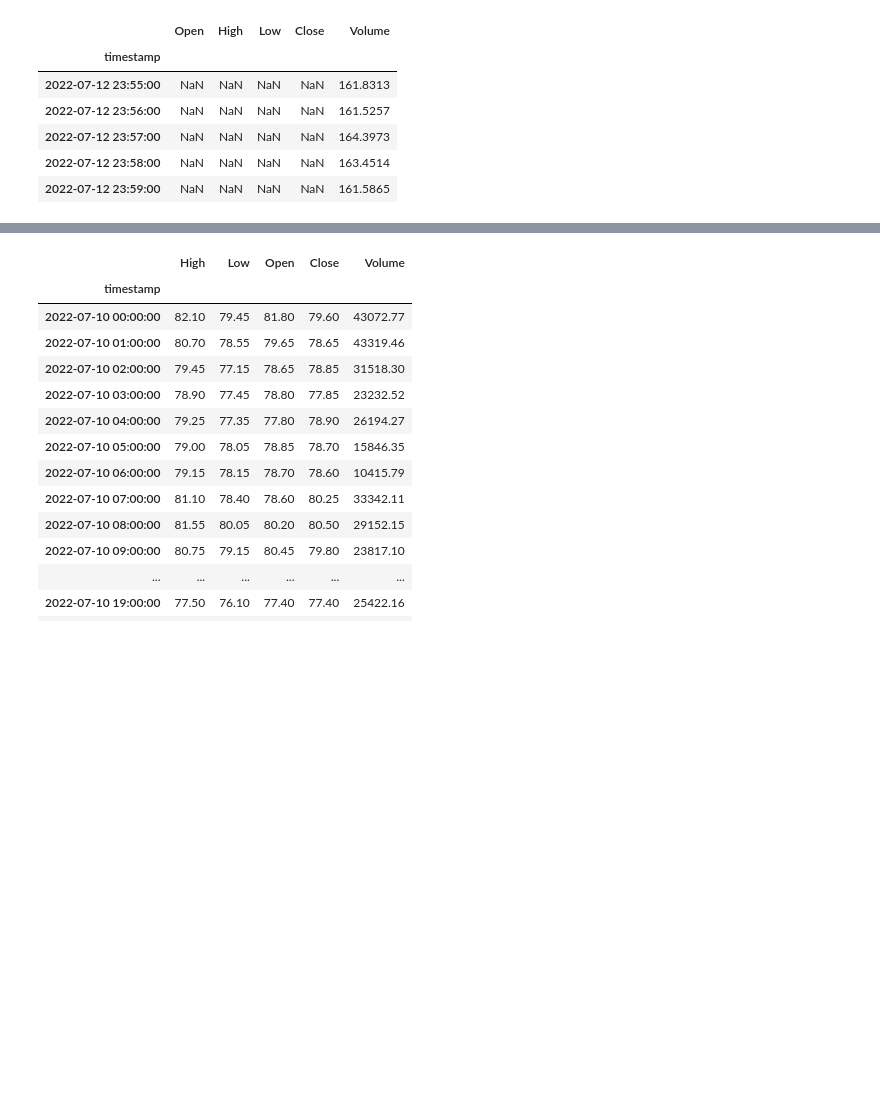
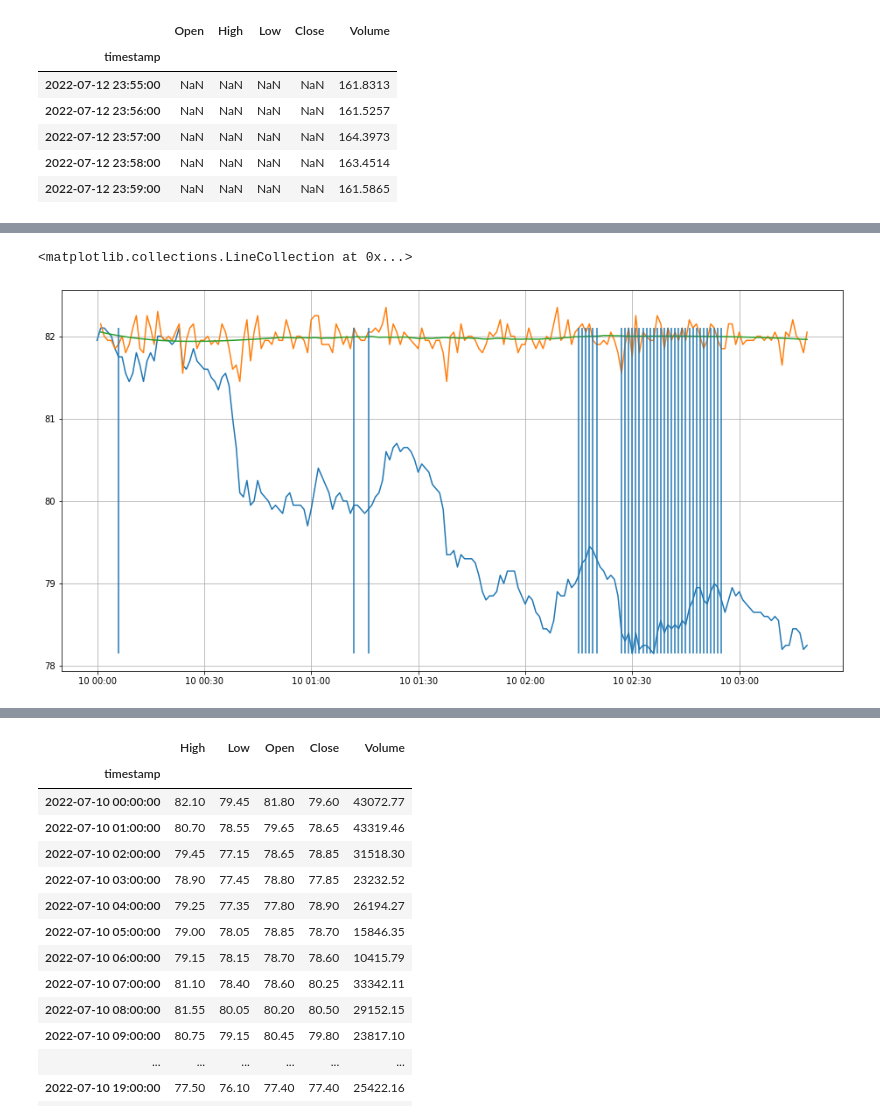
Before and after one commit to oskrivon/levelAnalyser, a Jupyter notebook: graph_display.ipynb, the cells around one changed output, grey strips where cells are left out. Saved outputs shown, nothing was run; the diff lists cells and outputs as text; code cells hidden in the pictures; blank space fills up the shorter version.

```diff
--- a/graph_display.ipynb
+++ b/graph_display.ipynb
@@ -125,0 +169,23 @@ plt.plot(t[1:], dpdt)
+# %%
+limit = 0.005
+plt.figure(figsize=(16, 8))
+plt.grid()
+
+dpdt = np.diff(p)/1
+
+dpdt_smoth = savgol_filter(dpdt, 100, 3)
+
+b = np.where((dpdt_smoth <= limit) & (dpdt_smoth >= -limit))
+#a = np.where(b[0] > -0.001)
+
+#print(dpdt_smoth)
+#print(b)
+#print(dpdt_smoth[b[0]])
+
+plt.plot(t, p)
+plt.plot(t[1:], dpdt+82)
+plt.plot(t[1:], dpdt_smoth+82)
+plt.vlines(t[b[0]], p.min(), p.max())
+# %% [output]
+<matplotlib.collections.LineCollection at 0x...>
+[figure, added]
```
Also changed, not shown: parts of 4 cells of this notebook.
